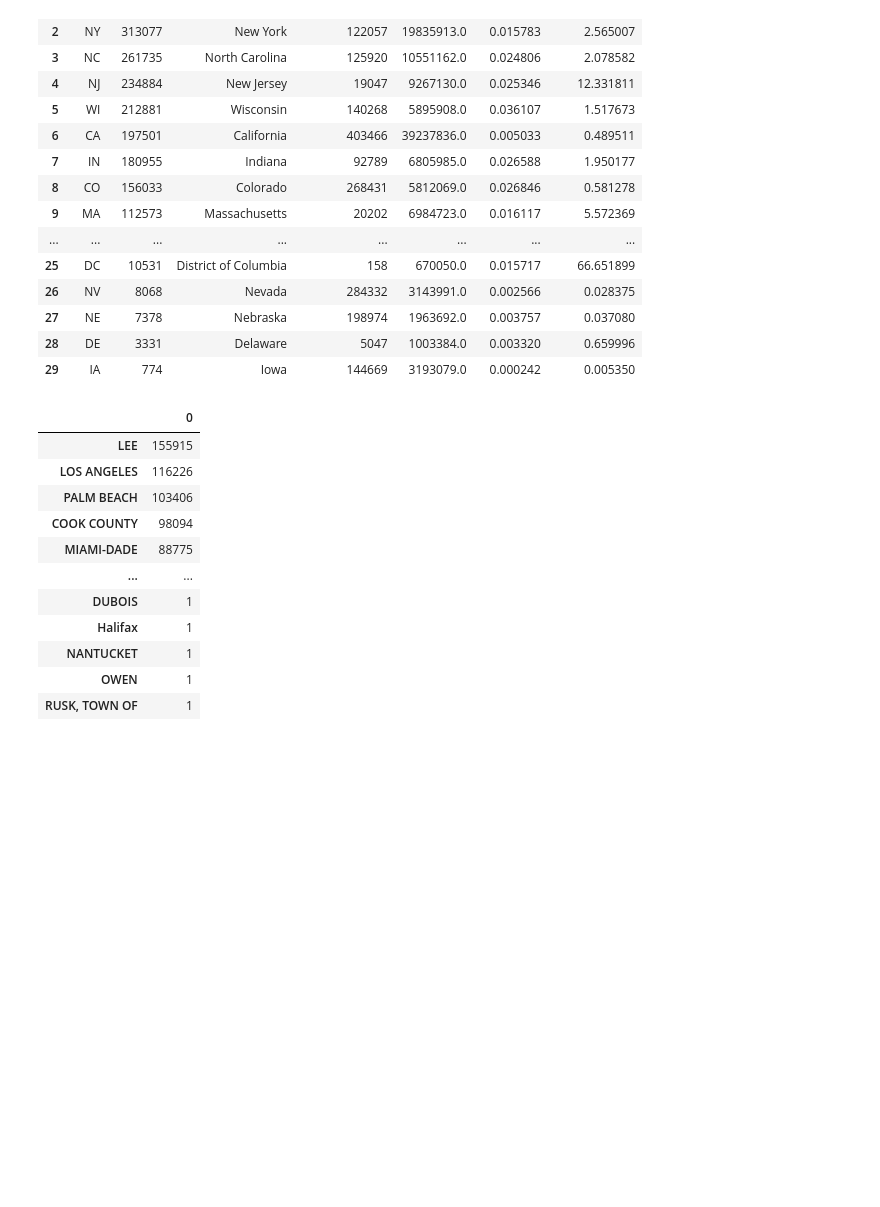
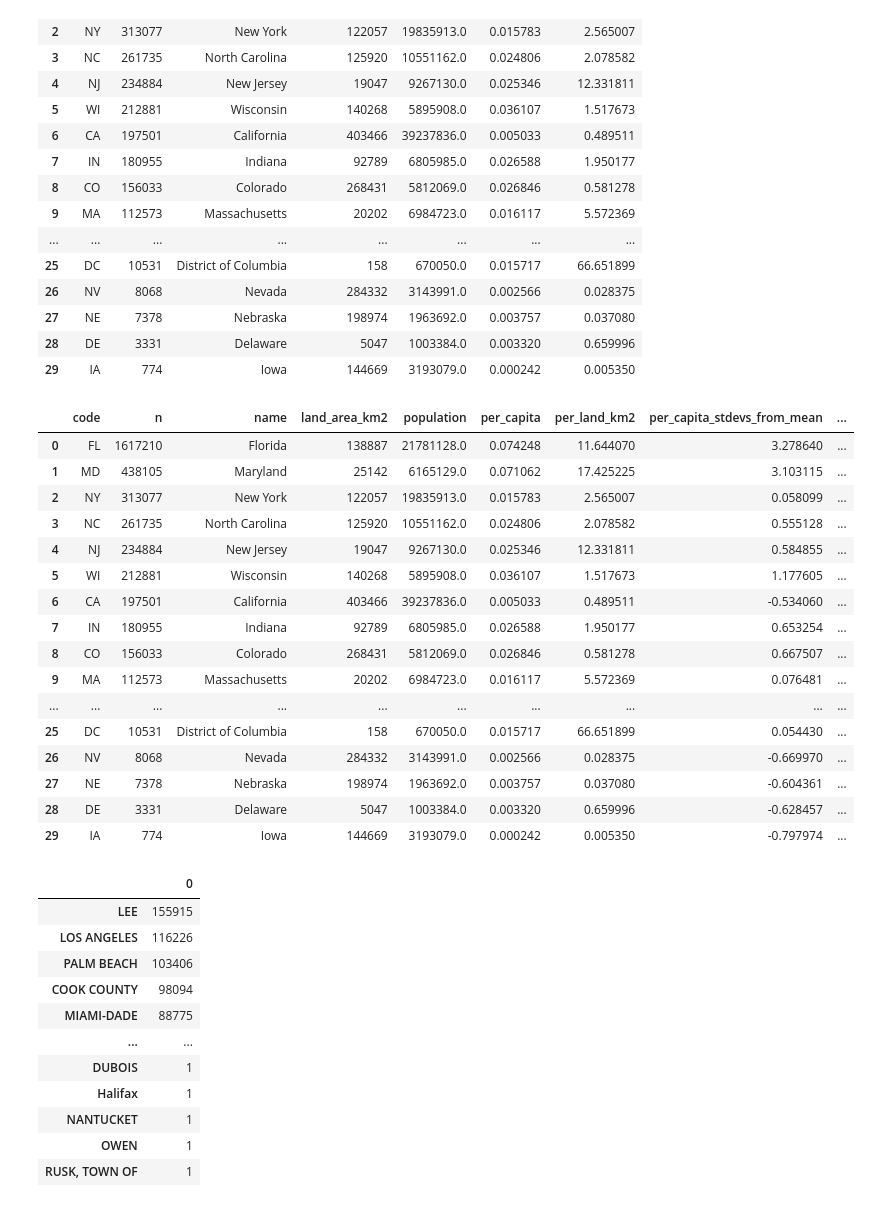
Before and after one commit to dolthub/data-analysis, a Jupyter notebook: nimby-vs-yimby/nimby-vs-yimby.ipynb, the cells around one changed output. Saved outputs shown, nothing was run; the diff lists cells and outputs as text; code cells hidden in the pictures; blank space fills up the shorter version.

Commit message:
Compute standard deviations of per capita/per area values

```diff
--- a/nimby-vs-yimby/nimby-vs-yimby.ipynb
+++ b/nimby-vs-yimby/nimby-vs-yimby.ipynb
@@ -231,6 +231,38 @@ df_counts_by_state
 | 27 | NE | 7378 | Nebraska | 198974 | 1963692.0 | 0.003757 | 0.037080 |
 | 28 | DE | 3331 | Delaware | 5047 | 1003384.0 | 0.003320 | 0.659996 |
 | 29 | IA | 774 | Iowa | 144669 | 3193079.0 | 0.000242 | 0.005350 |
+# %%
+per_capita_mean = float(df_counts_by_state[['per_capita']].mean()[0])
+per_capita_stdev = float(df_counts_by_state[['per_capita']].std()[0])
+
+df_counts_by_state['per_capita_stdevs_from_mean'] = (df_counts_by_state['per_capita'] - per_capita_mean) / per_capita_stdev
+
+per_land_km2_mean = float(df_counts_by_state['per_land_km2'].mean())
+per_land_km2_stdev = float(df_counts_by_state['per_land_km2'].std())
+
+df_counts_by_state['per_land_km2_stdevs_from_mean'] = (df_counts_by_state['per_land_km2'] - per_land_km2_mean) / per_land_km2_stdev
+
+df_counts_by_state['stdev_diff'] = abs(df_counts_by_state['per_capita_stdevs_from_mean'] - df_counts_by_state['per_land_km2_stdevs_from_mean'])
+
+df_counts_by_state
+# %% [output]
+|  | code | n | name | land_area_km2 | population | per_capita | per_land_km2 | per_capita_stdevs_from_mean | ... |
+| 0 | FL | 1617210 | Florida | 138887 | 21781128.0 | 0.074248 | 11.644070 | 3.278640 | ... |
+| 1 | MD | 438105 | Maryland | 25142 | 6165129.0 | 0.071062 | 17.425225 | 3.103115 | ... |
+| 2 | NY | 313077 | New York | 122057 | 19835913.0 | 0.015783 | 2.565007 | 0.058099 | ... |
+| 3 | NC | 261735 | North Carolina | 125920 | 10551162.0 | 0.024806 | 2.078582 | 0.555128 | ... |
+| 4 | NJ | 234884 | New Jersey | 19047 | 9267130.0 | 0.025346 | 12.331811 | 0.584855 | ... |
+| 5 | WI | 212881 | Wisconsin | 140268 | 5895908.0 | 0.036107 | 1.517673 | 1.177605 | ... |
+| 6 | CA | 197501 | California | 403466 | 39237836.0 | 0.005033 | 0.489511 | -0.534060 | ... |
+| 7 | IN | 180955 | Indiana | 92789 | 6805985.0 | 0.026588 | 1.950177 | 0.653254 | ... |
+| 8 | CO | 156033 | Colorado | 268431 | 5812069.0 | 0.026846 | 0.581278 | 0.667507 | ... |
+| 9 | MA | 112573 | Massachusetts | 20202 | 6984723.0 | 0.016117 | 5.572369 | 0.076481 | ... |
+| ... | ... | ... | ... | ... | ... | ... | ... | ... | ... |
+| 25 | DC | 10531 | District of Columbia | 158 | 670050.0 | 0.015717 | 66.651899 | 0.054430 | ... |
+| 26 | NV | 8068 | Nevada | 284332 | 3143991.0 | 0.002566 | 0.028375 | -0.669970 | ... |
+| 27 | NE | 7378 | Nebraska | 198974 | 1963692.0 | 0.003757 | 0.037080 | -0.604361 | ... |
+| 28 | DE | 3331 | Delaware | 5047 | 1003384.0 | 0.003320 | 0.659996 | -0.628457 | ... |
+| 29 | IA | 774 | Iowa | 144669 | 3193079.0 | 0.000242 | 0.005350 | -0.797974 | ... |
 # %%
 counts_by_county = result_df['property_county'].value_counts()
 df_counts_by_county = pd.DataFrame.from_records([counts_by_county.to_dict()]).transpose()
```
